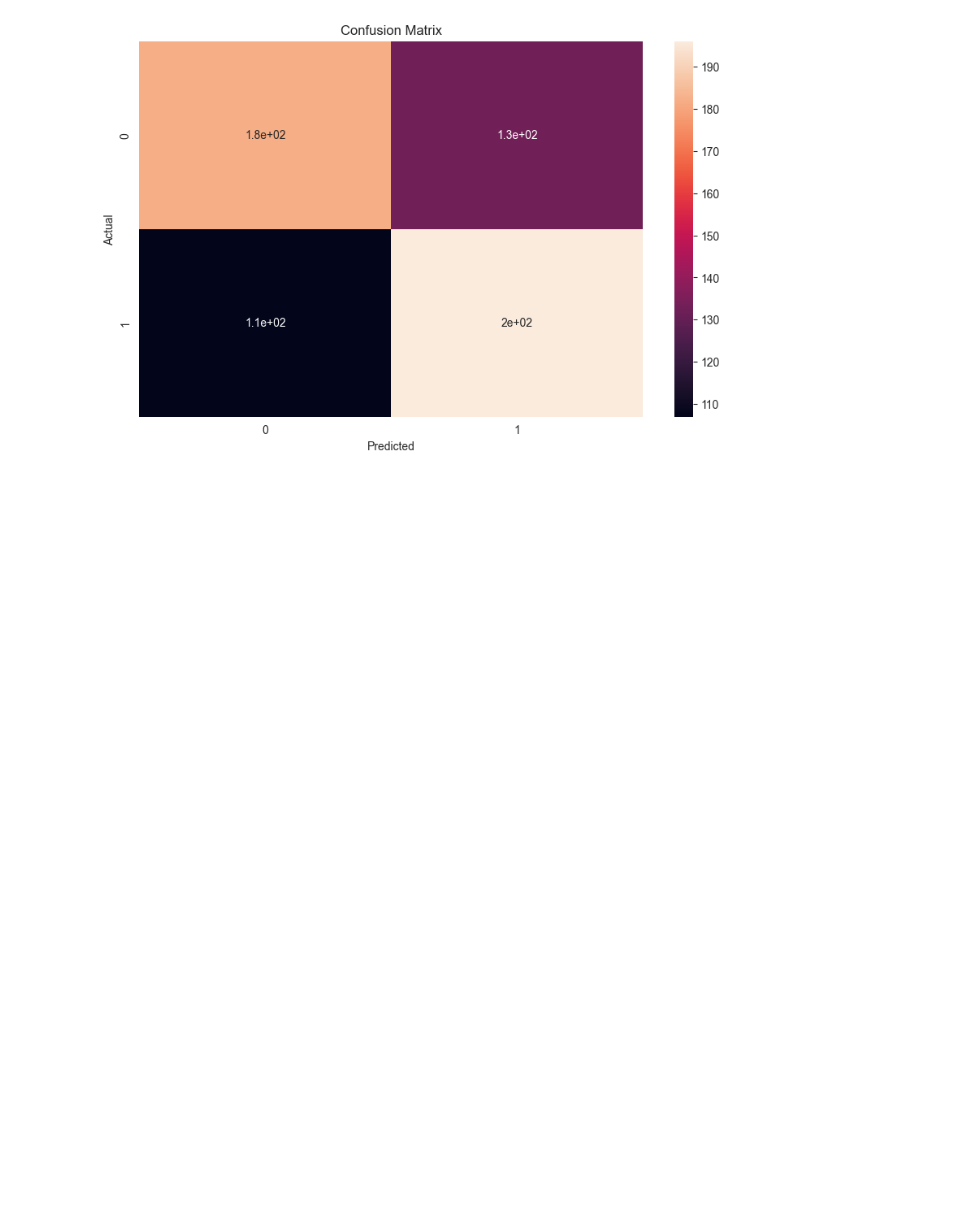
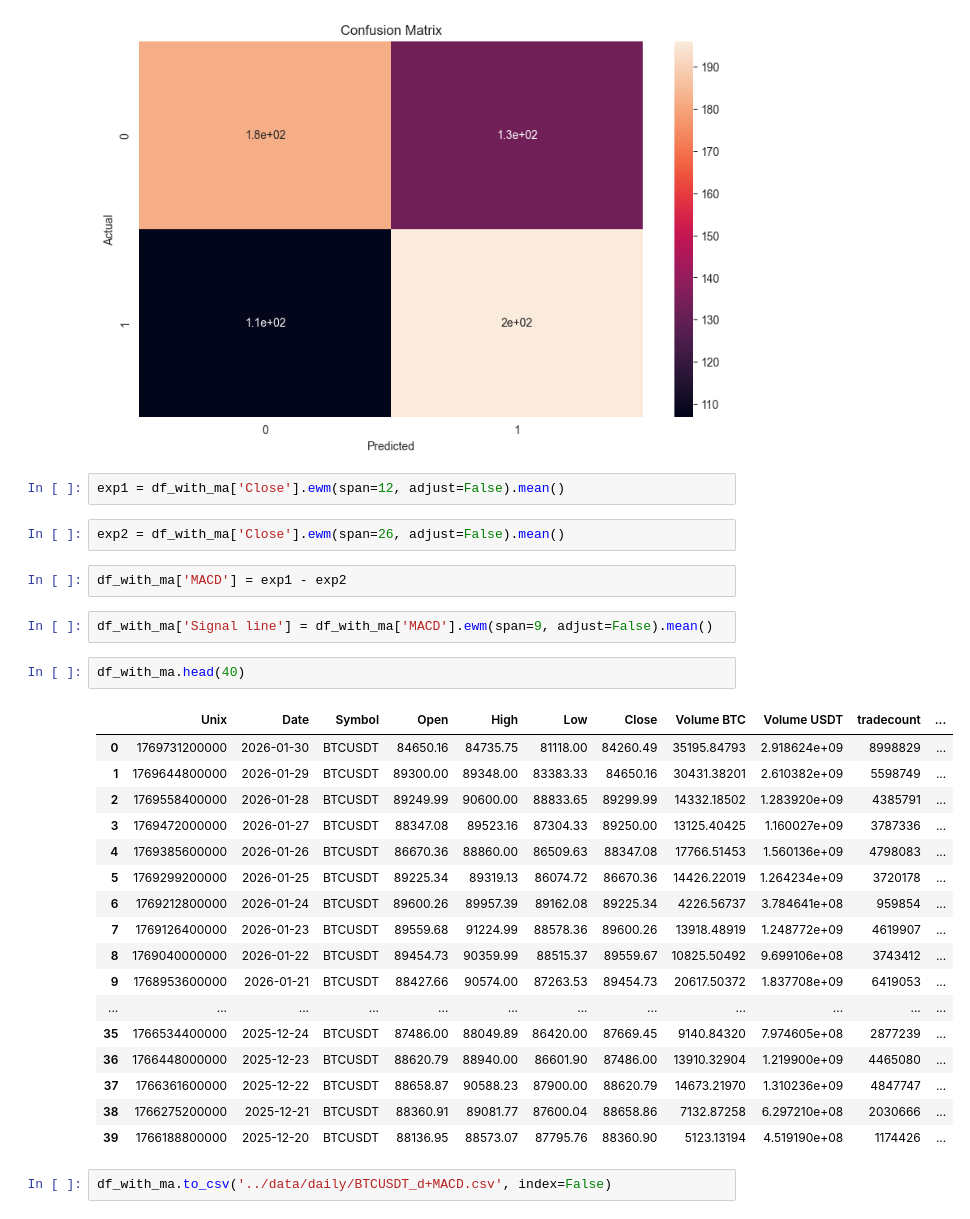
Before and after one commit to Artarazaz/BTC-predection-model, a Jupyter notebook: notebooks/data_preprocesing.ipynb, the cells around one changed output. Saved outputs shown, nothing was run; the diff lists cells and outputs as text; blank space fills up the shorter version.

Commit message:
MACD and Signal line columns were added to dataset.

```diff
--- a/notebooks/data_preprocesing.ipynb
+++ b/notebooks/data_preprocesing.ipynb
@@ -526,3 +526,33 @@ plt.title('Confusion Matrix')
 plt.show()
 # %% [output]
 [figure]
+# %%
+exp1 = df_with_ma['Close'].ewm(span=12, adjust=False).mean()
+# %%
+exp2 = df_with_ma['Close'].ewm(span=26, adjust=False).mean()
+# %%
+df_with_ma['MACD'] = exp1 - exp2
+# %%
+df_with_ma['Signal line'] = df_with_ma['MACD'].ewm(span=9, adjust=False).mean()
+# %%
+df_with_ma.head(40)
+# %% [output]
+|  | Unix | Date | Symbol | Open | High | Low | Close | Volume BTC | Volume USDT | tradecount | ... |
+| 0 | 1769731200000 | 2026-01-30 | BTCUSDT | 84650.16 | 84735.75 | 81118.00 | 84260.49 | 35195.84793 | 2.918624e+09 | 8998829 | ... |
+| 1 | 1769644800000 | 2026-01-29 | BTCUSDT | 89300.00 | 89348.00 | 83383.33 | 84650.16 | 30431.38201 | 2.610382e+09 | 5598749 | ... |
+| 2 | 1769558400000 | 2026-01-28 | BTCUSDT | 89249.99 | 90600.00 | 88833.65 | 89299.99 | 14332.18502 | 1.283920e+09 | 4385791 | ... |
+| 3 | 1769472000000 | 2026-01-27 | BTCUSDT | 88347.08 | 89523.16 | 87304.33 | 89250.00 | 13125.40425 | 1.160027e+09 | 3787336 | ... |
+| 4 | 1769385600000 | 2026-01-26 | BTCUSDT | 86670.36 | 88860.00 | 86509.63 | 88347.08 | 17766.51453 | 1.560136e+09 | 4798083 | ... |
+| 5 | 1769299200000 | 2026-01-25 | BTCUSDT | 89225.34 | 89319.13 | 86074.72 | 86670.36 | 14426.22019 | 1.264234e+09 | 3720178 | ... |
+| 6 | 1769212800000 | 2026-01-24 | BTCUSDT | 89600.26 | 89957.39 | 89162.08 | 89225.34 | 4226.56737 | 3.784641e+08 | 959854 | ... |
+| 7 | 1769126400000 | 2026-01-23 | BTCUSDT | 89559.68 | 91224.99 | 88578.36 | 89600.26 | 13918.48919 | 1.248772e+09 | 4619907 | ... |
+| 8 | 1769040000000 | 2026-01-22 | BTCUSDT | 89454.73 | 90359.99 | 88515.37 | 89559.67 | 10825.50492 | 9.699106e+08 | 3743412 | ... |
+| 9 | 1768953600000 | 2026-01-21 | BTCUSDT | 88427.66 | 90574.00 | 87263.53 | 89454.73 | 20617.50372 | 1.837708e+09 | 6419053 | ... |
+| ... | ... | ... | ... | ... | ... | ... | ... | ... | ... | ... | ... |
+| 35 | 1766534400000 | 2025-12-24 | BTCUSDT | 87486.00 | 88049.89 | 86420.00 | 87669.45 | 9140.84320 | 7.974605e+08 | 2877239 | ... |
+| 36 | 1766448000000 | 2025-12-23 | BTCUSDT | 88620.79 | 88940.00 | 86601.90 | 87486.00 | 13910.32904 | 1.219900e+09 | 4465080 | ... |
+| 37 | 1766361600000 | 2025-12-22 | BTCUSDT | 88658.87 | 90588.23 | 87900.00 | 88620.79 | 14673.21970 | 1.310236e+09 | 4847747 | ... |
+| 38 | 1766275200000 | 2025-12-21 | BTCUSDT | 88360.91 | 89081.77 | 87600.04 | 88658.86 | 7132.87258 | 6.297210e+08 | 2030666 | ... |
+| 39 | 1766188800000 | 2025-12-20 | BTCUSDT | 88136.95 | 88573.07 | 87795.76 | 88360.90 | 5123.13194 | 4.519190e+08 | 1174426 | ... |
+# %%
+df_with_ma.to_csv('../data/daily/BTCUSDT_d+MACD.csv', index=False)
```
Also changed, not shown: parts of 2 cells of this notebook, 1 other file.
